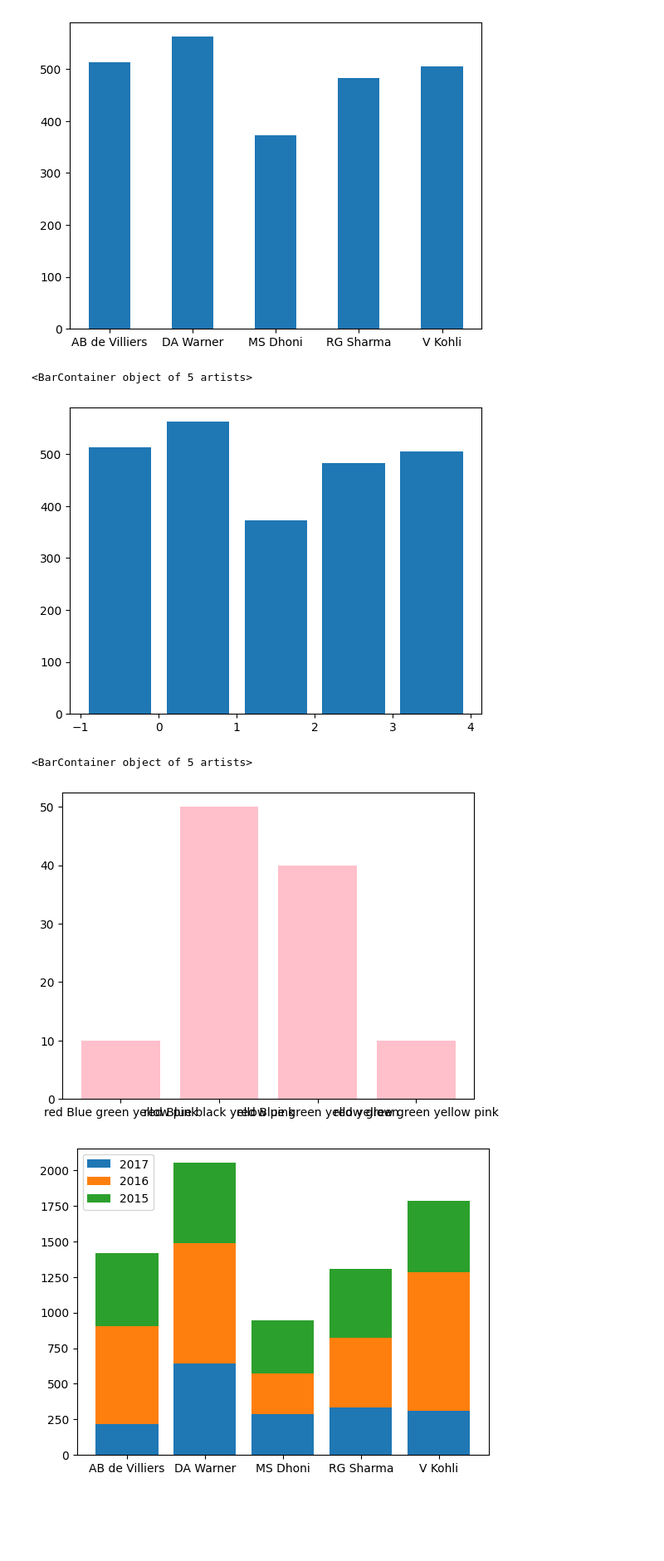
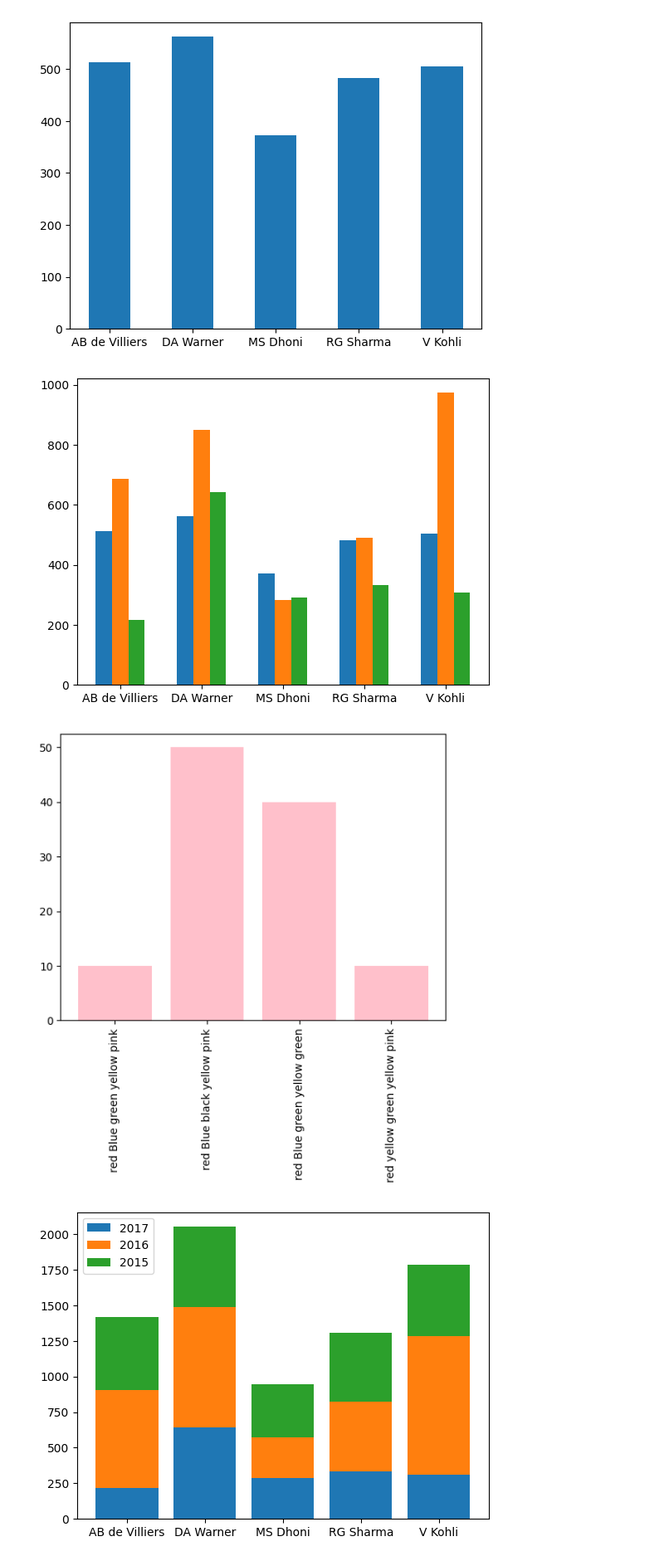
Before and after one commit to rahulkumar80026/Machine-Learning-Basic-to-Advanced, a Jupyter notebook: DataVisulization/1st.ipynb, the cells around one changed output. Shown at 83% size. Cells and saved outputs as stored; diff of their text form; code cells hidden in the pictures; blank space fills up the shorter version.

```diff
--- a/DataVisulization/1st.ipynb
+++ b/DataVisulization/1st.ipynb
@@ -311,30 +313,29 @@ plt.bar(df['batsman'],df['2015'],width=0.5)
 [figure]
 # %%
 # multiple bar chart & xticks
-# np.arange(df.shape[0])
+np.arange(df.shape[0])
 # plt.bar(np.arange(df.shape[0]) -0.5,df['2015'])
-# plt.bar(np.arange(df.shape[0]) - 0.2,df['2015'],width=0.2)
-# plt.bar(np.arange(df.shape[0]) ,df['2016'],width=0.2)
-# plt.bar(np.arange(df.shape[0]) + 0.2,df['2017'],width=0.2)
+plt.bar(np.arange(df.shape[0]) - 0.2,df['2015'],width=0.2)
+plt.bar(np.arange(df.shape[0]) ,df['2016'],width=0.2)
+plt.bar(np.arange(df.shape[0]) + 0.2,df['2017'],width=0.2)
 
-# plt.xticks(np.arange(df.shape[0]),df['batsman'])
-# plt.show()
+plt.xticks(np.arange(df.shape[0]),df['batsman'])
+plt.show()
 
 #change color
 # plt.bar(np.arange(df.shape[0]) + 0.2,df['2017'],width=0.2,color = 'red')
 # %% [output]
-<BarContainer object of 5 artists>
-[figure, old version]
+[figure, new version]
 # %%
 # a problem
 children =[10,20,40,10,50]
 colors = ['red Blue green yellow pink','red Blue black yellow pink','red Blue green yellow green','red yellow green yellow pink','red Blue black yellow pink']
 
 plt.bar(colors,children,color='pink')
-# plt.xticks(rotation='vertical')
+plt.xticks(rotation='vertical')
+plt.show()
 # %% [output]
-<BarContainer object of 5 artists>
-[figure, old version]
+[figure, new version]
 # %%
 # Stack bar chart
 plt.bar(df['batsman'],df['2017'],label='2017')
```
Also changed, not shown: parts of 17 cells of this notebook, 3 other files.
